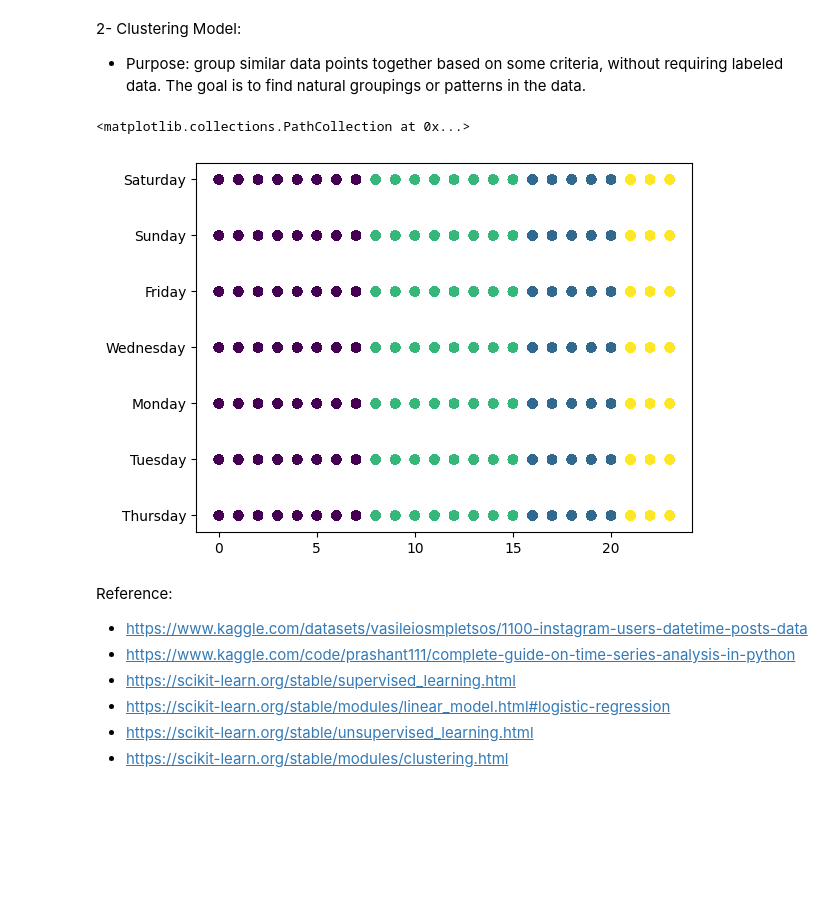
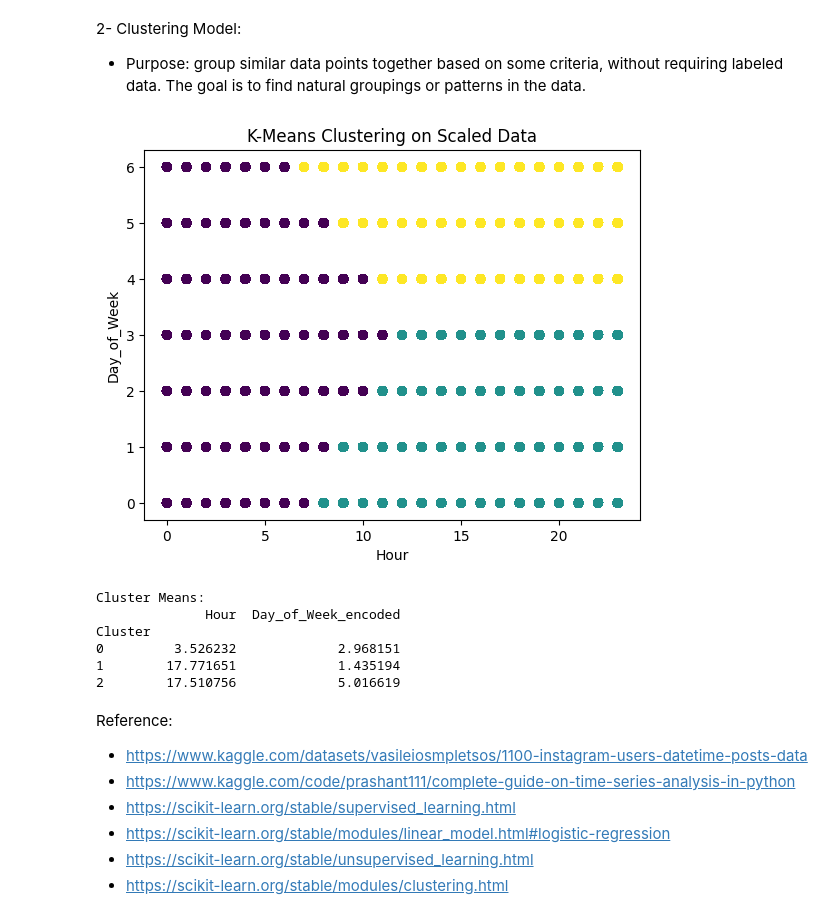
Before and after one commit to CleliaCaetano/-User-Behavior-Analysis-for-Optimizing-Engagement-on-Social-Media, a Jupyter notebook: Instagram_users_datetime_posts_data.ipynb, the cells around one changed output. Saved outputs shown, nothing was run; the diff lists cells and outputs as text; code cells hidden in the pictures; blank space fills up the shorter version.

Commit message:
Created using Colab_updated 16/12/2024

```diff
--- a/Instagram_users_datetime_posts_data.ipynb
+++ b/Instagram_users_datetime_posts_data.ipynb
@@ -744,0 +747,11 @@ In general, regardless of whether it is a weekday or weekend, the peak activity
+# %%
+# Encode 'Day_of_Week' using LabelEncoder
+le_day = LabelEncoder()
+df['Day_of_Week_encoded'] = le_day.fit_transform(df['Day_of_Week'])
+
+# Encode 'Type' column using LabelEncoder
+le_type = LabelEncoder()
+df['Type_encoded'] = le_type.fit_transform(df['Type'])  # For multiple categories like Image, Images, Video
+
+# Display the first few rows to confirm the encoding
+print(df[['Day_of_Week', 'Day_Type', 'Day_of_Week_encoded', 'Type', 'Type_encoded']].head())
@@ -791,12 +920,43 @@ X_scaled = scaler.fit_transform(X)
-# %%
-from sklearn.cluster import KMeans
-kmeans = KMeans(n_clusters=4, random_state=42)
-df['Cluster'] = kmeans.fit_predict(X_scaled)
-# %%
-plt.scatter(df['Hour'], df['Day_of_Week'], c=df['Cluster'], cmap='viridis')
-# %% [output]
-<matplotlib.collections.PathCollection at 0x...>
-[figure, removed]
+# %%
+from sklearn.preprocessing import StandardScaler
+from sklearn.cluster import KMeans
+
+# Assuming you want to cluster based on 'Hour' and 'Day_of_Week'
+X = df[['Hour', 'Day_of_Week_encoded']]  # Make sure this is your subset of interest
+
+# Scale the features
+scaler = StandardScaler()
+X_scaled = scaler.fit_transform(X)
+
+# Apply K-Means clustering
+kmeans = KMeans(n_clusters=3, random_state=42)  # Set the number of clusters
+kmeans.fit(X_scaled)
+
+# Assign clusters to the original data
+df['Cluster'] = kmeans.labels_
+
+# Visualize the results
+plt.scatter(df['Hour'], df['Day_of_Week_encoded'], c=df['Cluster'], cmap='viridis')
+plt.title('K-Means Clustering on Scaled Data')
+plt.xlabel('Hour')
+plt.ylabel('Day_of_Week')
+plt.show()
+# %% [output]
+[figure, added]
+# %%
+# Analyze the clusters by calculating the mean of each feature for each cluster
+cluster_means = df.groupby('Cluster')[['Hour', 'Day_of_Week_encoded']].mean()
+
+# Display the table with cluster means
+print("Cluster Means:")
+print(cluster_means)
+# %% [output]
+Cluster Means:
+              Hour  Day_of_Week_encoded
+Cluster
+0         3.526232             2.968151
+1        17.771651             1.435194
+2        17.510756             5.016619
 # %% [markdown]
 Reference:
 - https://www.kaggle.com/datasets/vasileiosmpletsos/1100-instagram-users-datetime-posts-data
```
Also changed, not shown: parts of 17 cells of this notebook.
